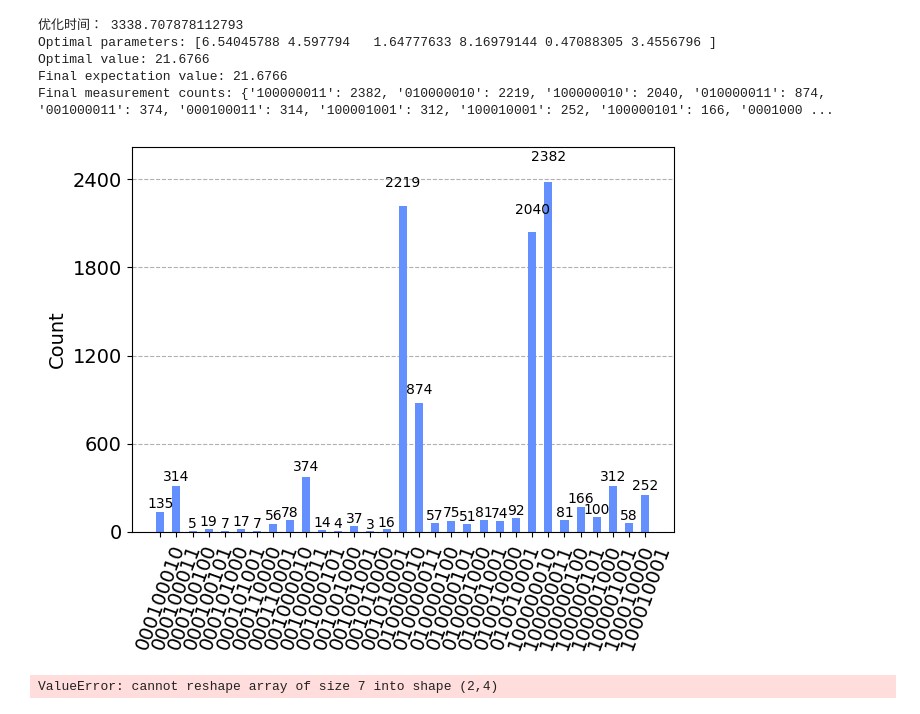
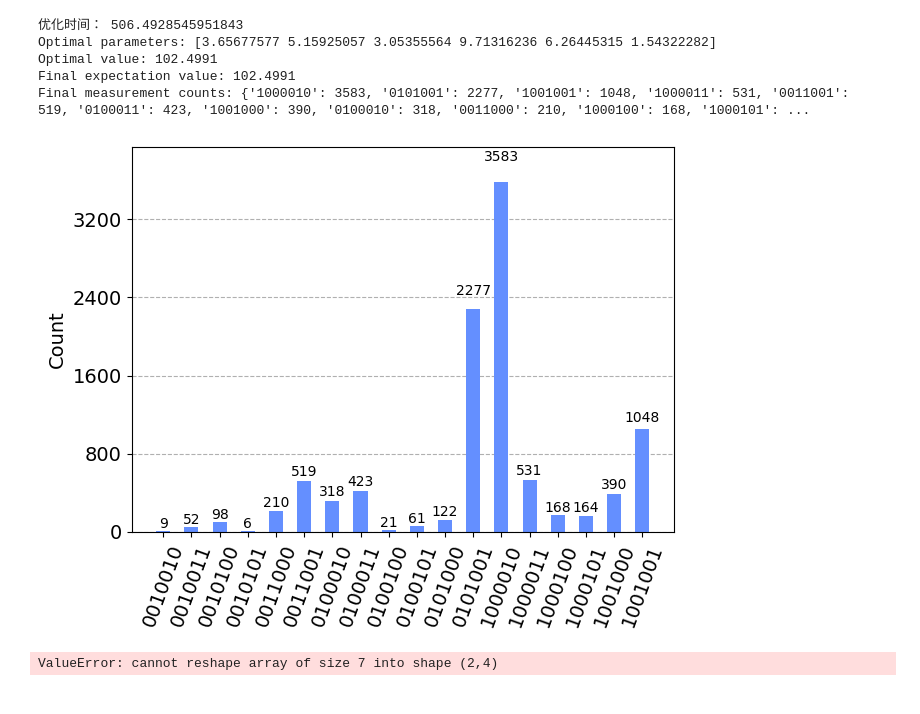
Before and after one commit to li-bit-spec/FOOSP, a Jupyter notebook: QAOA/xy_mixer/xy_exp_dicke_1.ipynb, the cells around one changed output. Drawn from its saved outputs; the diff is of its cells as text; code cells hidden in the pictures.

```diff
--- a/QAOA/xy_mixer/xy_exp_dicke_1.ipynb
+++ b/QAOA/xy_mixer/xy_exp_dicke_1.ipynb
@@ -145,7 +143,7 @@ def get_mixer_circuit(beta, n, m, l, K1, P, p, qc):
         # qc.barrier()
     return qc
 # %%
-def get_mixer_circuit_xy(beta, n, m, l, K1, P, p, qc):
+def get_mixer_circuit_xy(beta, qc):
     for i in range(n):
         for j1 in range(m):
             for j2 in range(m):
@@ -161,13 +159,12 @@ from qiskit import Aer, transpile, assemble, QuantumCircuit, execute
 
 
 # 定义成本函数
-def cost_function(params, n, m, l, K1, P, p):
+def cost_function(params):
     beta, gamma = params[:len(params)//2], params[len(params)//2:]
     num_qubits = n * m + l
     # qc = QuantumCircuit(num_qubits, num_qubits)  # 添加经典寄存器
-    # n = 3 # 变量总数
     B =1  # 限制1的个数
-    dicke_circuit = get_Dicke_state_init_circuit(n * m, l, B)
+    dicke_circuit = get_Dicke_state_init_circuit(n, m, B, l)
     qc = QuantumCircuit(num_qubits, num_qubits)
     qc.append(dicke_circuit, range(num_qubits))
     # print(qc)
@@ -175,10 +172,10 @@ def cost_function(params, n, m, l, K1, P, p):
     length  = len(params)
     for i in range(int(length/2)):
 
-        get_cost_circuit1(gamma[i], n, m, l, K1, P, p, qc)
-        # get_cost_circuit2(gamma[i], n, m, l, K1, P, p, qc)
-        get_cost_circuit3(gamma[i], n, m, l, K1, P, p, qc)
-        get_mixer_circuit_xy(beta[i], n, m, l, K1, P, p, qc)
+        get_cost_circuit1(gamma[i], qc)
+        # get_cost_circuit2(gamma[i], qc)
+        get_cost_circuit3(gamma[i], qc)
+        get_mixer_circuit_xy(beta[i], qc)
     # 模拟电路
     # 添加测量指令
     qc.measure(range(num_qubits), range(num_qubits))
@@ -215,9 +212,9 @@ def cost_function(params, n, m, l, K1, P, p):
 from qiskit_algorithms.optimizers import COBYLA
 
 # 优化 QAOA 参数
-def optimize_qaoa(n, m, l, K1, P, p, params):
+def optimize_qaoa(params):
     def objective(params):
-        expectation, _ = cost_function(params, n, m, l, K1, P, p)
+        expectation, _ = cost_function(params)
 
         return expectation
 
@@ -240,7 +237,7 @@ min_energy = 0
 final_result = object()
 for p1 in range(1, 4):
     min_energy = 10000
-    for k in range(200):
+    for k in range(100):
         print('第：', p1, '层', ' ', '第', k, '个参数')
         init_point_temp = init_point
         beta_p = np.random.uniform(0, np.pi)
@@ -252,13 +249,13 @@ for p1 in range(1, 4):
         init_point_temp = np.insert(init_point_temp, 2 * p1 - 1, gamma_p)
         # 创建参数向量
         # print("init_point_temp"+ init_point_temp)
-        result = optimize_qaoa(n, m, l, K1, P, p, init_point_temp)
+        result = optimize_qaoa(init_point_temp)
 
         # print(result.x)
         optimal_params = result.x
 
         # 计算最终的能量
-        energy, counts_temp = cost_function(result.x, n, m, l, K1, P, p)
+        energy, counts_temp = cost_function(result.x)
         # 寻找这20对点中最优的参数
         if min_energy > energy:
             min_energy = energy
@@ -289,22 +273,22 @@ endTime = time.time()
 # %%
 # 输出结果
 print("优化时间：", endTime - startTime)
 print("Optimal parameters:", final_result.x)
 print("Optimal value:", final_result.fun)
 # 使用最优参数运行量子电路并输出测量结果
-final_expectation, final_counts = cost_function(final_result.x, n, m, l, K1, P, p)
+final_expectation, final_counts = cost_function(final_result.x)
 # sorted_dict = dict(sorted(final_counts.items(), key=lambda item: item[1], reverse=True))
 sorted_dict = {item[0][::-1]: item[1] for item in sorted(final_counts.items(), key=lambda item: item[1], reverse=True)}
 print("Final expectation value:", final_expectation)
 print("Final measurement counts:", sorted_dict)
 plot_histogram(sorted_dict)
 # %% [output]
-优化时间： 3338.707878112793
-Optimal parameters: [6.54045788 4.597794   1.64777633 8.16979144 0.47088305 3.4556796 ]
-Optimal value: 21.6766
-Final expectation value: 21.6766
-Final measurement counts: {'100000011': 2382, '010000010': 2219, '100000010': 2040, '010000011': 874, '001000011': 374, '000100011': 314, '100001001': 312, '100010001': 252, '100000101': 166, '0001000 ...
+优化时间： 506.4928545951843
+Optimal parameters: [3.65677577 5.15925057 3.05355564 9.71316236 6.26445315 1.54322282]
+Optimal value: 102.4991
+Final expectation value: 102.4991
+Final measurement counts: {'1000010': 3583, '0101001': 2277, '1001001': 1048, '1000011': 531, '0011001': 519, '0100011': 423, '1001000': 390, '0100010': 318, '0011000': 210, '1000100': 168, '1000101': ...
-[figure, old version]
+[figure, new version]
 # %%
 expectation = 0
 bitstring = "1000100"
```
Also changed, not shown: parts of 8 cells of this notebook, 3 other files.
